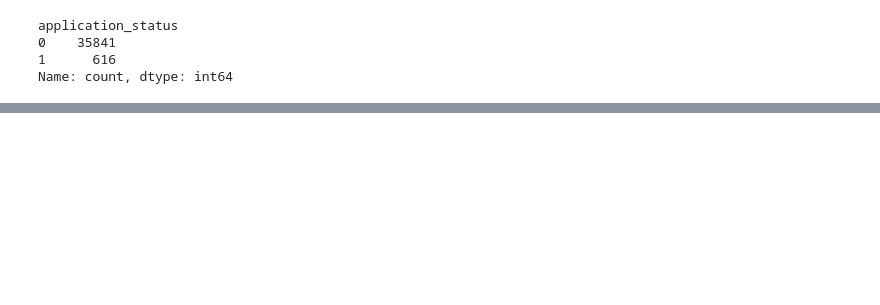
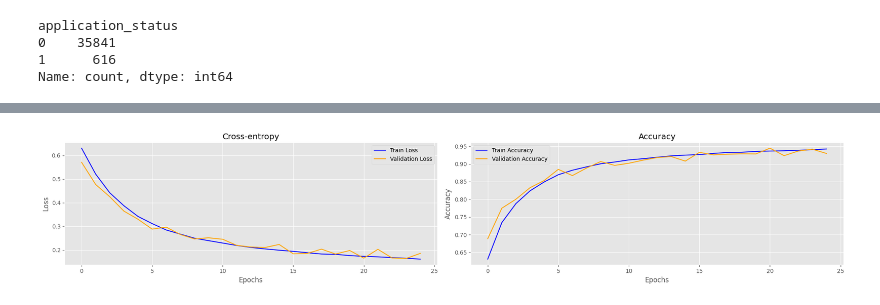
Before and after one commit to kevinguii/CreditCardApproval_ECS111, a Jupyter notebook: ecs111 project.ipynb, the cells around one changed output, grey strips where cells are left out. Saved outputs shown, nothing was run; the diff lists cells and outputs as text; code cells hidden in the pictures; blank space fills up the shorter version.

```diff
--- a/ecs111 project.ipynb
+++ b/ecs111 project.ipynb
@@ -678,0 +726,4 @@ plot_feature_importance(fitted_models=fitted_models,classifiers=['RandomForestCl
+# %%
+num_val = int(0.1*len(X_train))
+X_train_nn,X_val_nn = X_train[:-num_val],X_train[-num_val:]
+y_train_nn,y_val_nn = y_train[:-num_val],y_train[-num_val:]
@@ -678,0 +775,25 @@ plot_feature_importance(fitted_models=fitted_models,classifiers=['RandomForestCl
+# %%
+history_df = pd.DataFrame(history.history)
+fig, (ax1, ax2) = plt.subplots(1, 2, figsize=(20, 4))
+
+# Plot the cross-entropy loss on the first subplot
+ax1.plot(history_df['loss'], label='Train Loss', color='blue')
+ax1.plot(history_df['val_loss'], label='Validation Loss', color='orange')
+ax1.set_title('Cross-entropy')
+ax1.set_xlabel('Epochs')
+ax1.set_ylabel('Loss')
+ax1.legend()  # This will use the labels specified in the `plot` calls
+
+# Plot the accuracy on the second subplot
+ax2.plot(history_df['binary_accuracy'], label='Train Accuracy', color='blue')
+ax2.plot(history_df['val_binary_accuracy'], label='Validation Accuracy', color='orange')
+ax2.set_title('Accuracy')
+ax2.set_xlabel('Epochs')
+ax2.set_ylabel('Accuracy')
+ax2.legend()  # This will use the labels specified in the `plot` calls
+
+# Show the plot
+plt.tight_layout()  # Adjust subplots to fit into figure area.
+plt.show()
+# %% [output]
+[figure, added]
```
Also changed, not shown: parts of 11 cells of this notebook.
